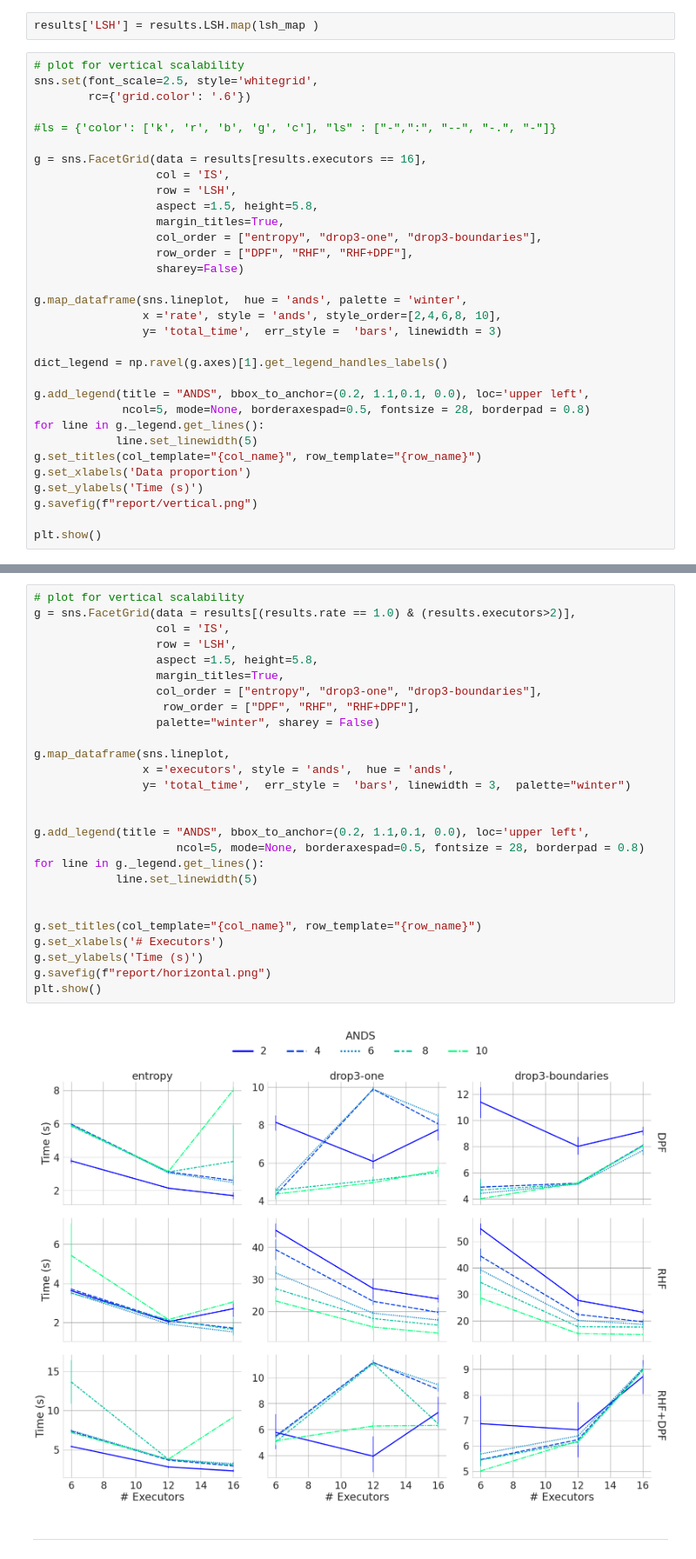
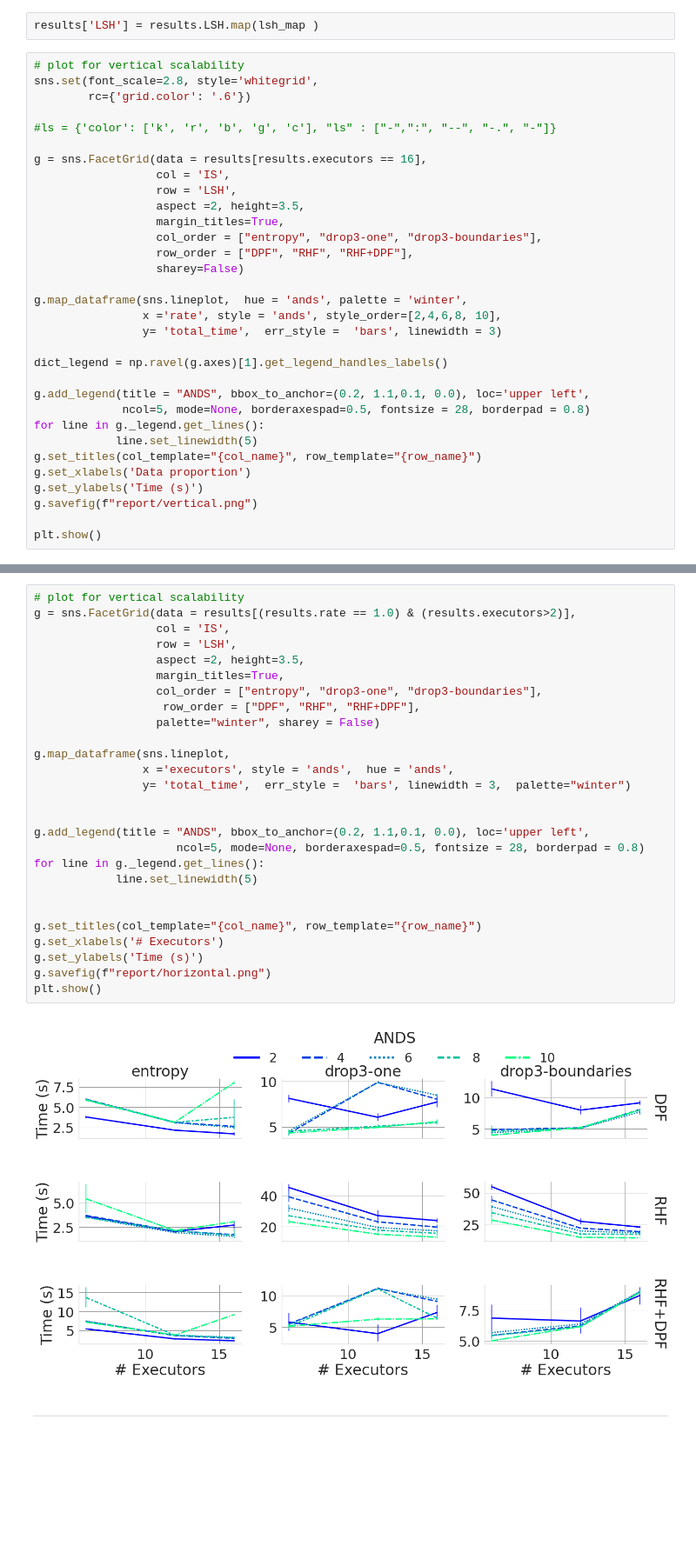
Before and after one commit to germaneduardo/results-analysis, a Jupyter notebook: scale_results.ipynb, the cells around one changed output, grey strips where cells are left out. Shown at 87% size. Saved outputs shown, nothing was run; the diff lists cells and outputs as text; blank space fills up the shorter version.

```diff
--- a/scale_results.ipynb
+++ b/scale_results.ipynb
@@ -61,7 +61,7 @@ lsh_map = {'hyperplanes': 'RHF', 'projection':'DPF', 'hyperplanes-projection': '
 results['LSH'] = results.LSH.map(lsh_map )
 # %%
 # plot for vertical scalability
-sns.set(font_scale=2.5, style='whitegrid',
+sns.set(font_scale=2.8, style='whitegrid',
         rc={'grid.color': '.6'})
 
 #ls = {'color': ['k', 'r', 'b', 'g', 'c'], "ls" : ["-",":", "--", "-.", "-"]}
@@ -69,7 +69,7 @@ sns.set(font_scale=2.5, style='whitegrid',
 g = sns.FacetGrid(data = results[results.executors == 16],
                   col = 'IS',
                   row = 'LSH',
-                  aspect =1.5, height=5.8,
+                  aspect =2, height=3.5,
                   margin_titles=True,
                   col_order = ["entropy", "drop3-one", "drop3-boundaries"],
                   row_order = ["DPF", "RHF", "RHF+DPF"],
@@ -96,32 +96,32 @@ plt.show()
 # %%
 # plot for vertical scalability
 g = sns.FacetGrid(data = results[(results.rate == 1.0) & (results.executors>2)],
                   col = 'IS',
                   row = 'LSH',
-                  aspect =1.5, height=5.8,
+                  aspect =2, height=3.5,
                   margin_titles=True,
                   col_order = ["entropy", "drop3-one", "drop3-boundaries"],
                    row_order = ["DPF", "RHF", "RHF+DPF"],
                   palette="winter", sharey = False)
 
 g.map_dataframe(sns.lineplot,
                 x ='executors', style = 'ands',  hue = 'ands',
                 y= 'total_time',  err_style =  'bars', linewidth = 3,  palette="winter")
 
 
 g.add_legend(title = "ANDS", bbox_to_anchor=(0.2, 1.1,0.1, 0.0), loc='upper left',
                      ncol=5, mode=None, borderaxespad=0.5, fontsize = 28, borderpad = 0.8)
 for line in g._legend.get_lines():
             line.set_linewidth(5)
 
 
 g.set_titles(col_template="{col_name}", row_template="{row_name}")
 g.set_xlabels('# Executors')
 g.set_ylabels('Time (s)')
 g.savefig(f"report/horizontal.png")
 plt.show()
 # %% [output]
-[figure, old version]
+[figure, new version]
 # %% [markdown]
 ----
 # %%
```
Also changed, not shown: parts of 1 cell of this notebook, 18 other files.
